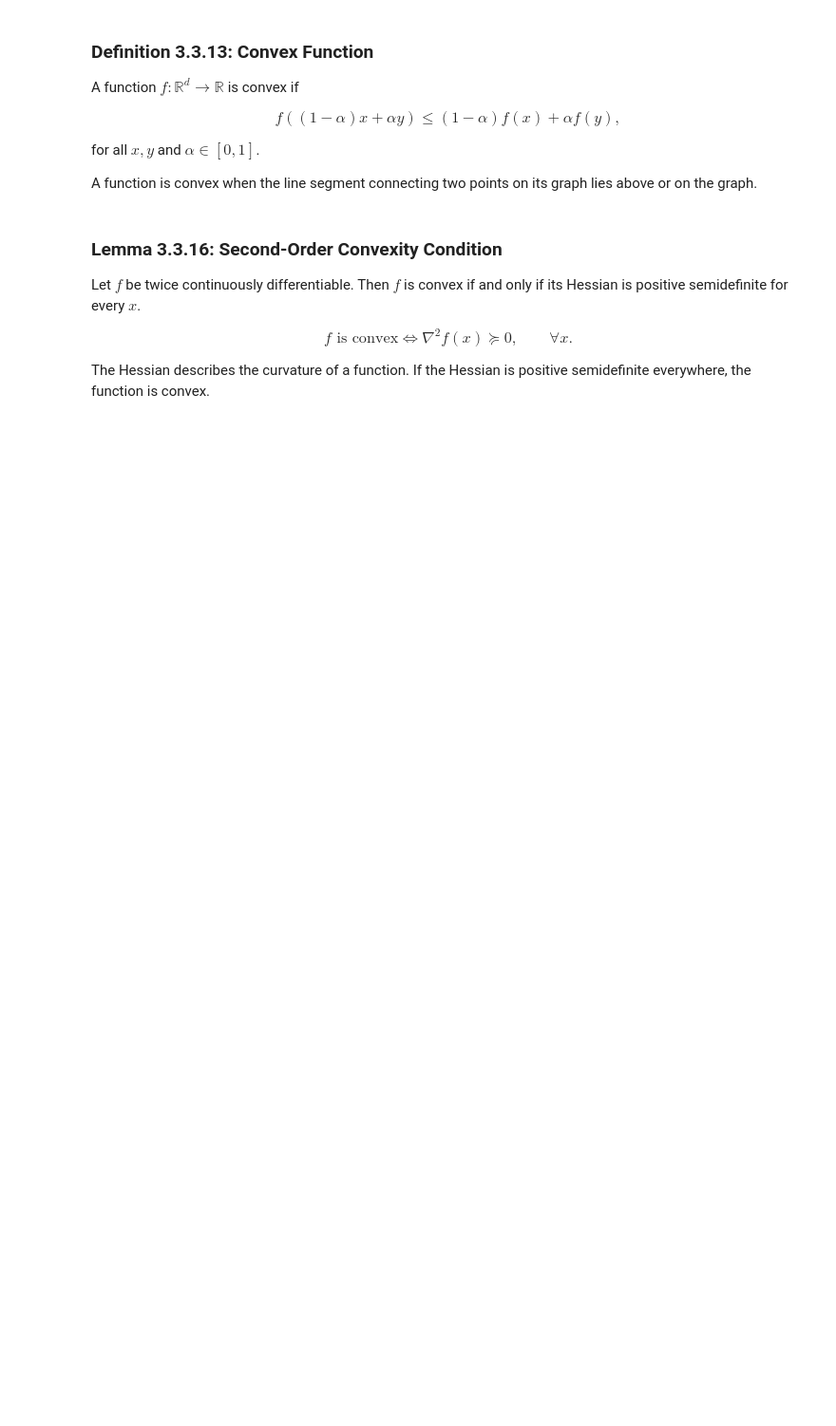
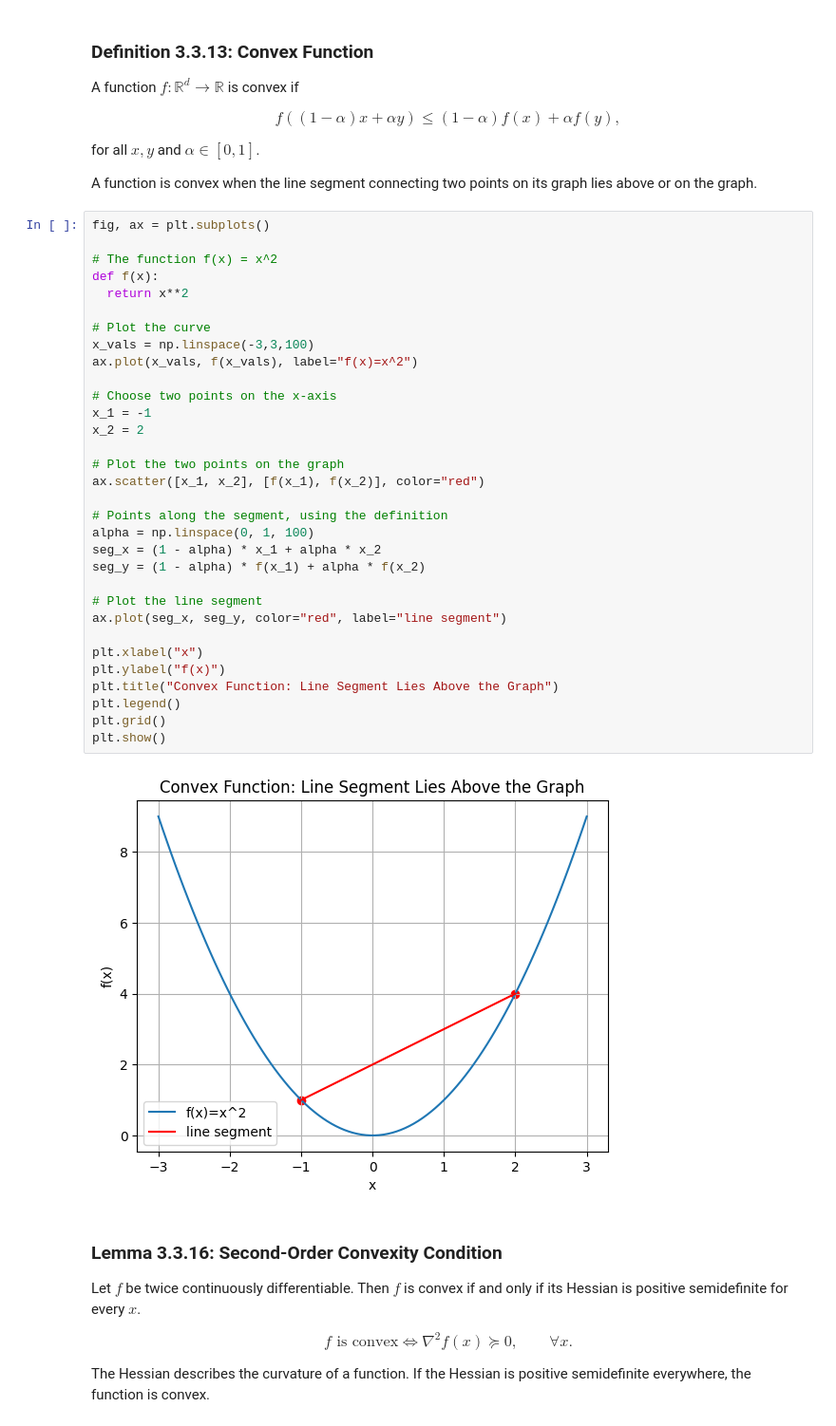
Before and after one commit to nmhom/MAT-422, a Jupyter notebook: MAT422_HW_3.3.ipynb, the cells around one changed output. Shown at 95% size. Drawn from its saved outputs; the diff is of its cells as text; blank space fills up the shorter version.

```diff
--- a/MAT422_HW_3.3.ipynb
+++ b/MAT422_HW_3.3.ipynb
@@ -217,6 +290,40 @@ $$
 for all $x,y$ and $\alpha \in [0,1]$.
 
 A function is convex when the line segment connecting two points on its graph lies above or on the graph.
+# %%
+fig, ax = plt.subplots()
+
+# The function f(x) = x^2
+def f(x):
+  return x**2
+
+# Plot the curve
+x_vals = np.linspace(-3,3,100)
+ax.plot(x_vals, f(x_vals), label="f(x)=x^2")
+
+# Choose two points on the x-axis
+x_1 = -1
+x_2 = 2
+
+# Plot the two points on the graph
+ax.scatter([x_1, x_2], [f(x_1), f(x_2)], color="red")
+
+# Points along the segment, using the definition
+alpha = np.linspace(0, 1, 100)
+seg_x = (1 - alpha) * x_1 + alpha * x_2
+seg_y = (1 - alpha) * f(x_1) + alpha * f(x_2)
+
+# Plot the line segment
+ax.plot(seg_x, seg_y, color="red", label="line segment")
+
+plt.xlabel("x")
+plt.ylabel("f(x)")
+plt.title("Convex Function: Line Segment Lies Above the Graph")
+plt.legend()
+plt.grid()
+plt.show()
+# %% [output]
+[figure, added]
 # %% [markdown]
 ### Lemma 3.3.16: Second-Order Convexity Condition
 
```
Also changed, not shown: parts of 9 cells of this notebook.
